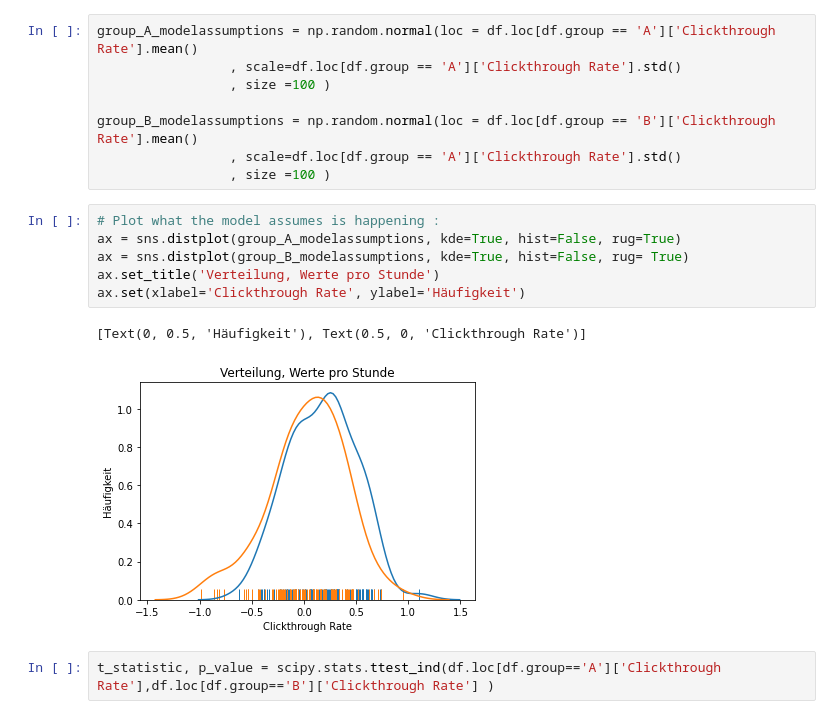
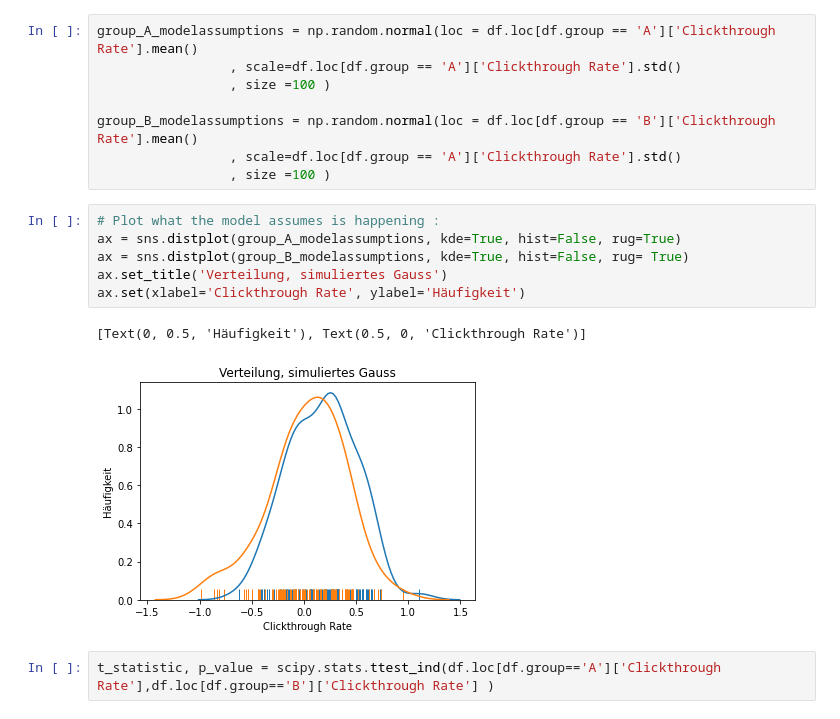
Before and after one commit to Ethuer/DataBlog, a Jupyter notebook: General/AB testing Teil 2.ipynb, the cells around one changed output. Drawn from its saved outputs; the diff is of its cells as text.

```diff
--- a/AB testing Teil 2.ipynb
+++ b/General/AB testing Teil 2.ipynb
@@ -56,12 +56,12 @@ group_B_modelassumptions = np.random.normal(loc = df.loc[df.group == 'B']['Click
 # %%
 # Plot what the model assumes is happening :
 ax = sns.distplot(group_A_modelassumptions, kde=True, hist=False, rug=True)
 ax = sns.distplot(group_B_modelassumptions, kde=True, hist=False, rug= True)
-ax.set_title('Verteilung, Werte pro Stunde')
+ax.set_title('Verteilung, simuliertes Gauss')
 ax.set(xlabel='Clickthrough Rate', ylabel='Häufigkeit')
 # %% [output]
 [Text(0, 0.5, 'Häufigkeit'), Text(0.5, 0, 'Clickthrough Rate')]
-[figure, old version]
+[figure, new version]
 # %%
 t_statistic, p_value = scipy.stats.ttest_ind(df.loc[df.group=='A']['Clickthrough Rate'],df.loc[df.group=='B']['Clickthrough Rate'] )
 # %%
```
Also changed, not shown: parts of 10 cells of this notebook, 2 other files.
